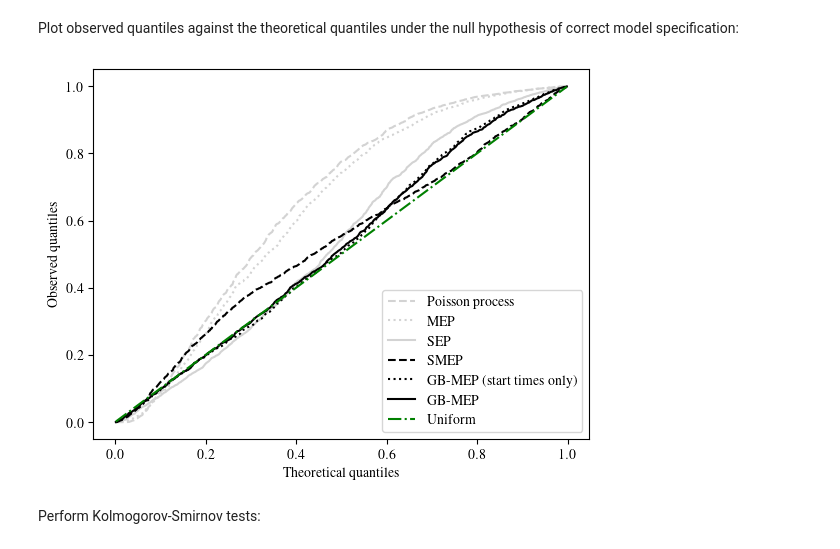
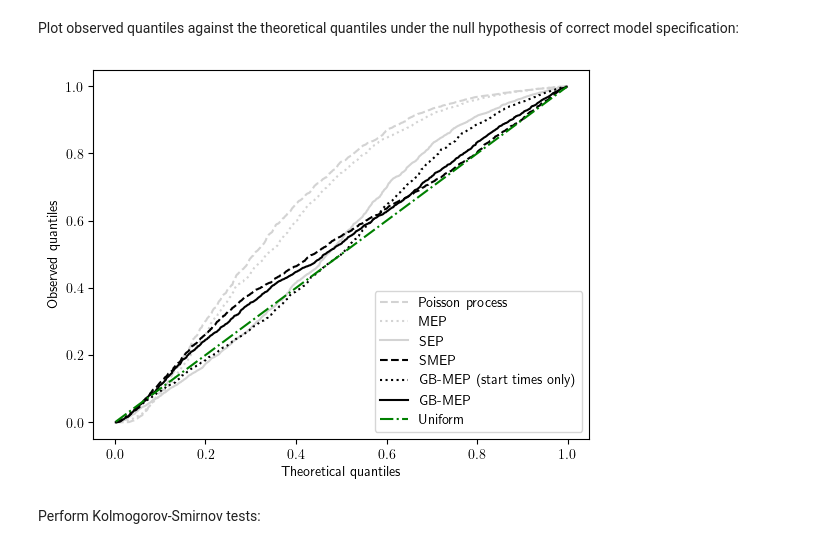
Before and after one commit to fraspass/gb-mep, a Jupyter notebook: notebooks/Santander_Cycles.ipynb, the cells around one changed output. Drawn from its saved outputs; the diff is of its cells as text; code cells hidden in the pictures.

```diff
--- a/notebooks/Santander_Cycles.ipynb
+++ b/notebooks/Santander_Cycles.ipynb
@@ -62,11 +73,7 @@ res_smep = G.fit(x0=-np.ones(5), subset_nodes=range(5), start_times=True, end_ti
 # %% [output]
  4 - Abingdon Green, Westminster
 # %%
-res_gbmep_start = G.fit(x0=-np.ones(4), subset_nodes=range(5), start_times=True, end_times=False, distance_start=True, distance_end=False, thresh=1)
+start_vals = gb_mep.append_to_dictionary(d=res_sep, val=1)
+res_gbmep_start = G.fit(x0=start_vals, subset_nodes=range(5), start_times=True, end_times=False, distance_start=True, distance_end=False, thresh=.5, min_nodes=3)
 # %% [output]
  4 - Abingdon Green, Westminster
-# %%
-res_gbmep = {}
-for node in res_gbmep_start:
-    r = G.fit(x0=np.concatenate((res_gbmep_start[node].x, res_smep[node].x[3:5])), subset_nodes=[node], start_times=True, end_times=True, distance_start=True, distance_end=False, thresh=1)
-    res_gbmep[node] = r[node]
@@ -74,0 +80,3 @@ for node in res_gbmep_start:
+# %%
+start_vals = gb_mep.insert_in_dictionary(d=res_smep, val=1, pos=3)
+res_gbmep = G.fit(x0=start_vals, subset_nodes=range(5), start_times=True, end_times=True, distance_start=True, distance_end=False, thresh=.5, min_nodes=3)
@@ -79,25 +89,20 @@ index = 4
 # p-values for Poisson process
 p_poisson_train, p_poisson_test = G.pvals_poisson_process(param=res_pp[index], node_index=index, start_times=start_times, test_split=True)
 # p-values for MEP
-pp = np.exp(res_mep[index].x)
-pp[2] += pp[1]
+pp = gb_mep.transform_parameters(res_mep[index].x)
 p_mep_train, p_mep_test = G.pvals_mep(params=pp, node_index=index, start_times=start_times, end_times=end_times, test_split=True)
 # p-values for SEP
-pp = np.exp(res_sep[index].x)
-pp[2] += pp[1]
+pp = gb_mep.transform_parameters(res_sep[index].x)
 p_sep_train, p_sep_test = G.pvals_sep(params=pp, node_index=index, start_times=start_times, test_split=True)
 # p-values for SMEP
-pp = np.exp(res_smep[index].x)
-pp[2] += pp[1]; pp[4] += pp[3]
+pp = gb_mep.transform_parameters(res_smep[index].x)
 p_smep_train, p_smep_test = G.pvals_smep(params=pp, node_index=index, start_times=start_times, end_times=end_times, test_split=True)
 # p-values for GB-MEP with start times only
-pp = np.exp(res_gbmep_start[index].x)
-pp[2] += pp[1]
-p_gbmep_start_train, p_gbmep_start_test = G.pvals_gbmep_start(params=pp, node_index=index, thresh=1, start_times=start_times, test_split=True)
+pp  = gb_mep.transform_parameters(res_gbmep_start[index].x)
+p_gbmep_start_train, p_gbmep_start_test = G.pvals_gbmep_start(params=pp, node_index=index, subset_nodes=res_gbmep_start[index].subset_nodes, start_times=start_times, test_split=True)
 # p-values for GB-MEP
-pp = np.exp(res_gbmep[index].x)
-pp[2] += pp[1]; pp[5] += pp[4]
-p_gbmep_train, p_gbmep_test = G.pvals_gbmep_start_self(params=pp, node_index=index, thresh=1, start_times=start_times, end_times=end_times, test_split=True)
+pp = gb_mep.transform_parameters(res_gbmep[index].x)
+p_gbmep_train, p_gbmep_test = G.pvals_gbmep_start_self(params=pp, node_index=index, subset_nodes=res_gbmep[index].subset_nodes, start_times=start_times, end_times=end_times, test_split=True)
 # %% [markdown]
 Calculate the observed quantiles for all distributions of $p$-values in the test set:
 # %%
@@ -111,23 +116,19 @@ y_gbmep = np.percentile(a=p_gbmep_test, q=x*100)
 # %% [markdown]
 Plot observed quantiles against the theoretical quantiles under the null hypothesis of correct model specification:
 # %%
-import matplotlib.pyplot as plt
-from matplotlib import rc
-rc('font',**{'family':'serif','serif':['Times']})
-rc('text', usetex=True)
 plt.plot(x, y_poisson, label='Poisson process', ls='dashed', c='lightgray')
 plt.plot(x, y_mep, label='MEP', ls='dotted', c='lightgray')
 plt.plot(x, y_sep, label='SEP', c='lightgray')
 plt.plot(x, y_smep, label='SMEP', ls='dashed', c='black')
 plt.plot(x, y_gbmep_start, label='GB-MEP (start times only)', ls='dotted', c='black')
 plt.plot(x, y_gbmep, label='GB-MEP', c='black')
 plt.plot(x, x, label='Uniform', c='green', ls='dashdot')
 plt.xlabel('Theoretical quantiles')
 plt.ylabel('Observed quantiles')
 plt.legend()
 plt.show()
 # %% [output]
-[figure, old version]
+[figure, new version]
 # %% [markdown]
 Perform Kolmogorov-Smirnov tests:
 # %%
```
Also changed, not shown: parts of 11 cells of this notebook.
